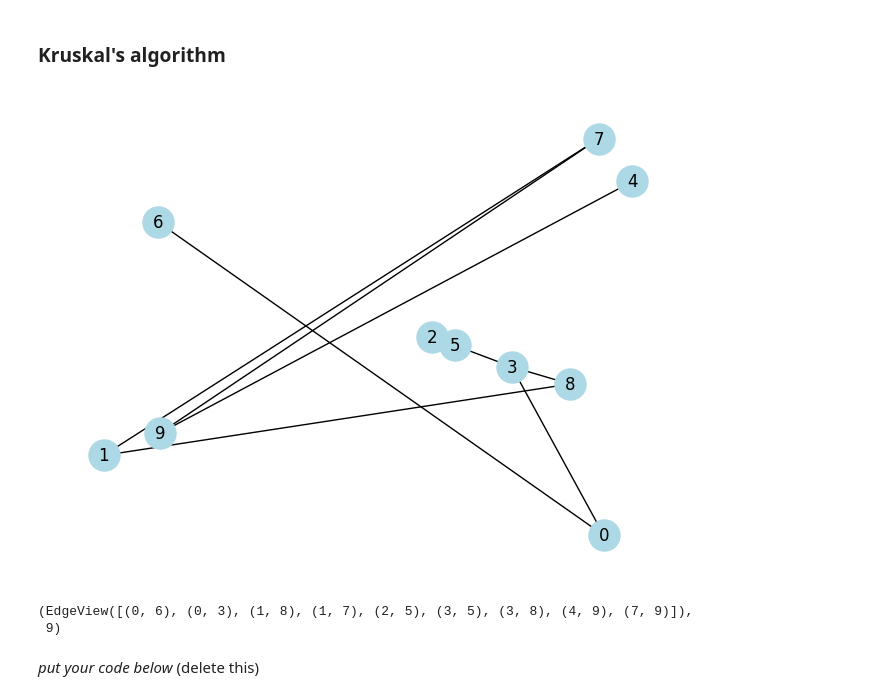
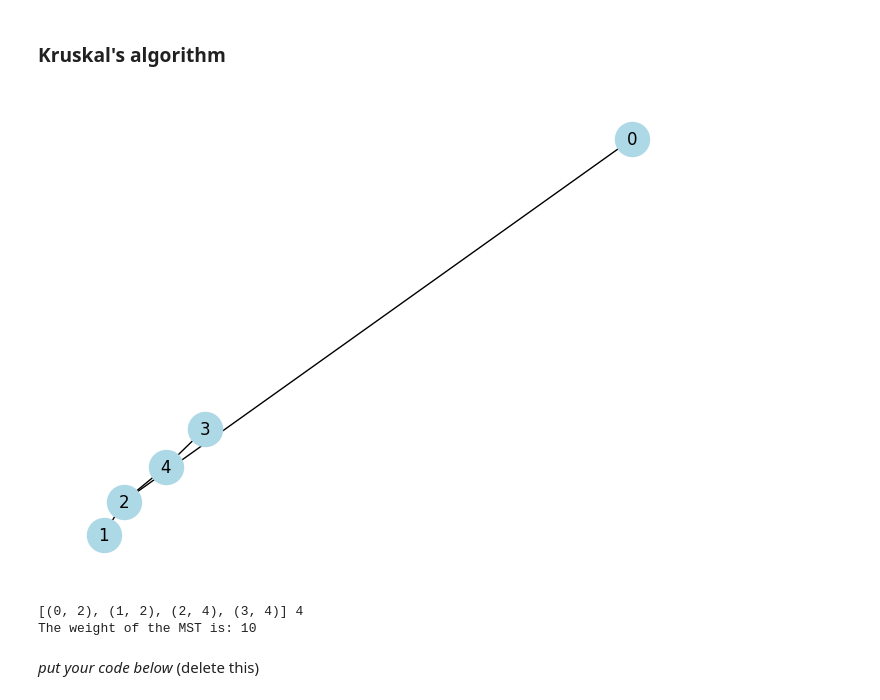
Before and after one commit to ArseniiStratiuk/Decision-Tree-Classifier-Lab, a Jupyter notebook: Lab1_trees.ipynb, the cells around one changed output. Drawn from its saved outputs; the diff is of its cells as text; code cells hidden in the pictures.

```diff
--- a/Lab1_trees.ipynb
+++ b/Lab1_trees.ipynb
@@ -79,5 +79,5 @@ def gnp_random_connected_graph(num_of_nodes: int,
 
     return G
 # %%
-G = gnp_random_connected_graph(10, 1, False, True)
+G = gnp_random_connected_graph(5, 0.5, False, True)
 # %% [output]
@@ -91,13 +91,14 @@ mstk = tree.minimum_spanning_tree(G, algorithm="kruskal")
 # %%
 nx.draw(mstk, node_color='lightblue',
         with_labels=True,
-        node_size=500)
+        node_size=600)
 # %% [output]
-[figure, old version]
+[figure, new version]
-# %%
-mstk.edges(), len(mstk.edges())
-# %% [output]
-(EdgeView([(0, 6), (0, 3), (1, 8), (1, 7), (2, 5), (3, 5), (3, 8), (4, 9), (7, 9)]),
- 9)
+# %%
+print(mstk.edges(), len(mstk.edges()))
+print(f'The weight of the MST is: {sum([w["weight"] for (u,v,w) in mstk.edges(data=True)])}')
+# %% [output]
+[(0, 2), (1, 2), (2, 4), (3, 4)] 4
+The weight of the MST is: 10
 # %% [markdown]
 *put your code below* (delete this)
```
Also changed, not shown: parts of 15 cells of this notebook.
